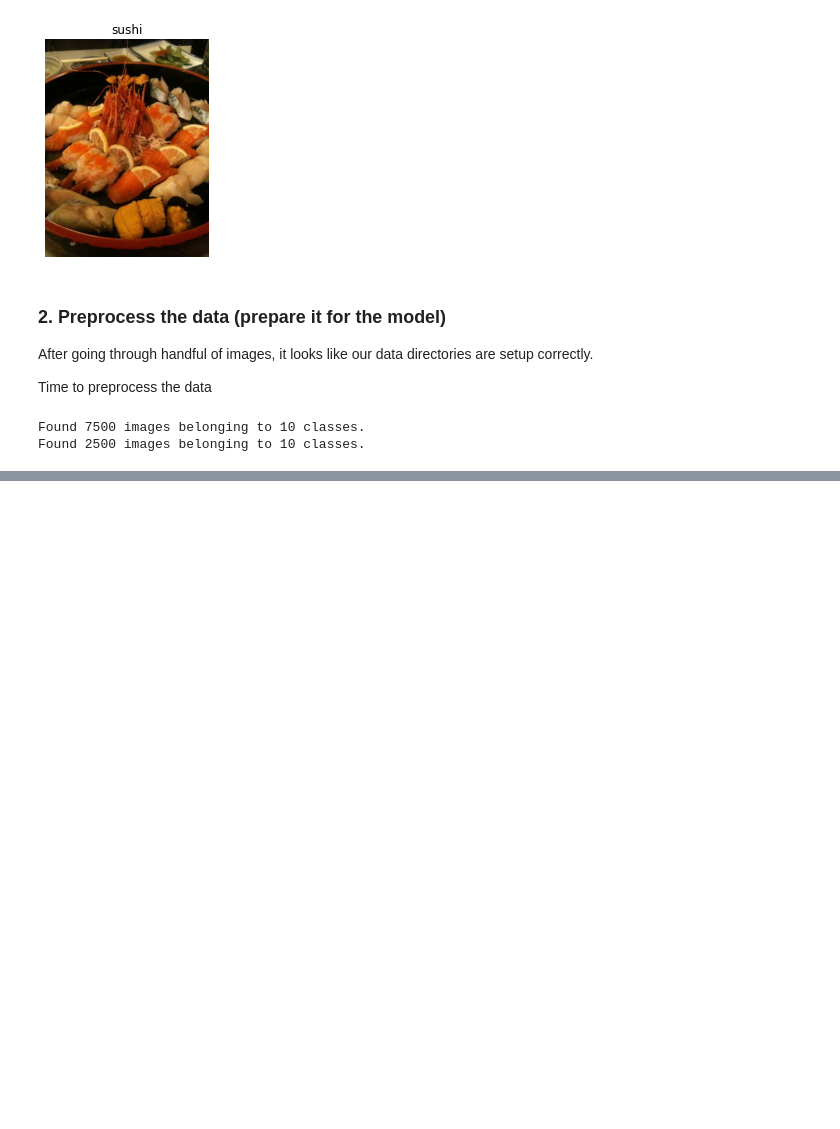
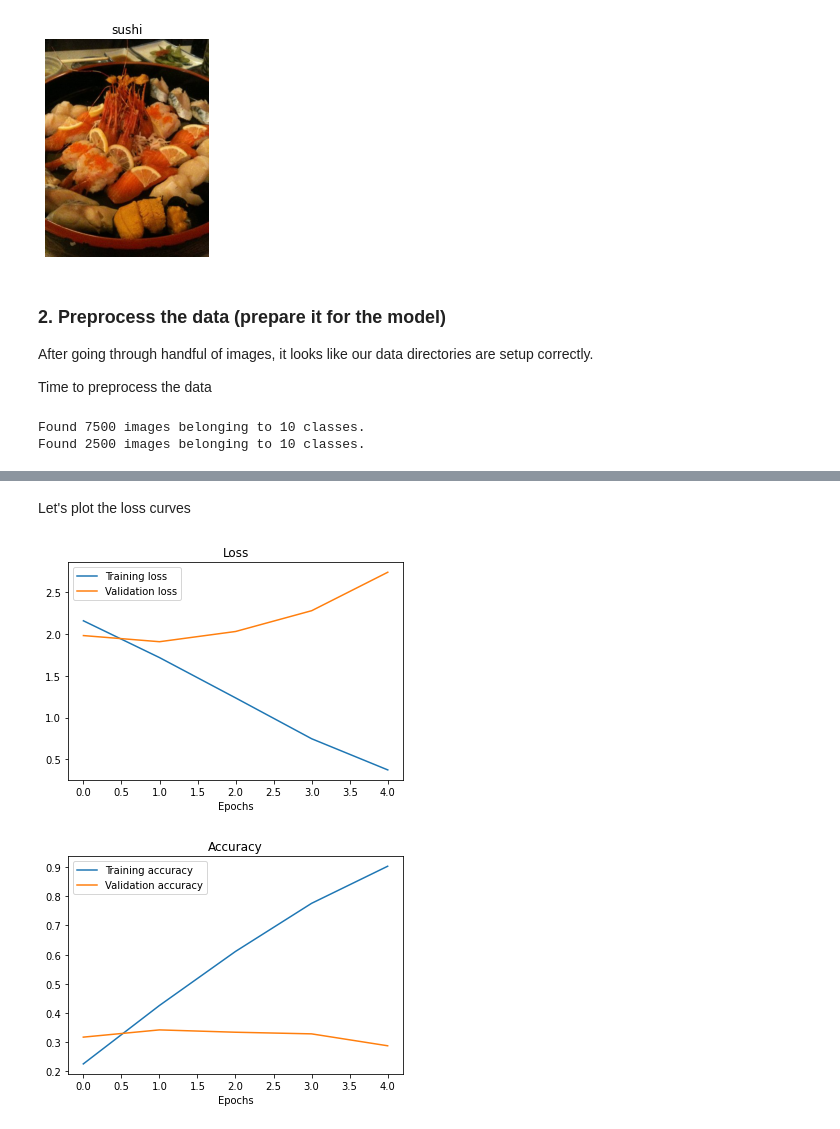
Before and after one commit to SaketMunda/cnn-computer-vision-introduction, a Jupyter notebook: convolutional_neural_network_with_tensorflow.ipynb, the cells around one changed output, grey strips where cells are left out. Saved outputs shown, nothing was run; the diff lists cells and outputs as text; code cells hidden in the pictures; blank space fills up the shorter version.

```diff
--- a/convolutional_neural_network_with_tensorflow.ipynb
+++ b/convolutional_neural_network_with_tensorflow.ipynb
@@ -1395,0 +1518,22 @@ Found 2500 images belonging to 10 classes.
+# %%
+# Try a simplified model (removing two layers)
+model_9 = Sequential([
+    Conv2D(10, 3, input_shape=(224, 224, 3), activation='relu'),
+    MaxPool2D(),
+    Conv2D(10 , 3, activation='relu'),
+    MaxPool2D(),
+    Flatten(),
+    Dense(10, activation='softmax')
+])
+
+# compile the model
+model_9.compile(loss=tf.keras.losses.CategoricalCrossentropy(),
+                optimizer=Adam(),
+                metrics=['accuracy'])
+
+# fit the model
+history_9 = model_9.fit(train_data,
+                        epochs=5,
+                        steps_per_epoch=len(train_data),
+                        validation_data=test_data,
+                        validation_steps = len(test_data))
@@ -1395,0 +1573,7 @@ Found 2500 images belonging to 10 classes.
+# %% [markdown]
+Let's plot the loss curves
+# %%
+plot_loss_curves(history_9)
+# %% [output]
+[figure, added]
+[figure, added]
```
Also changed, not shown: parts of 26 cells of this notebook.
